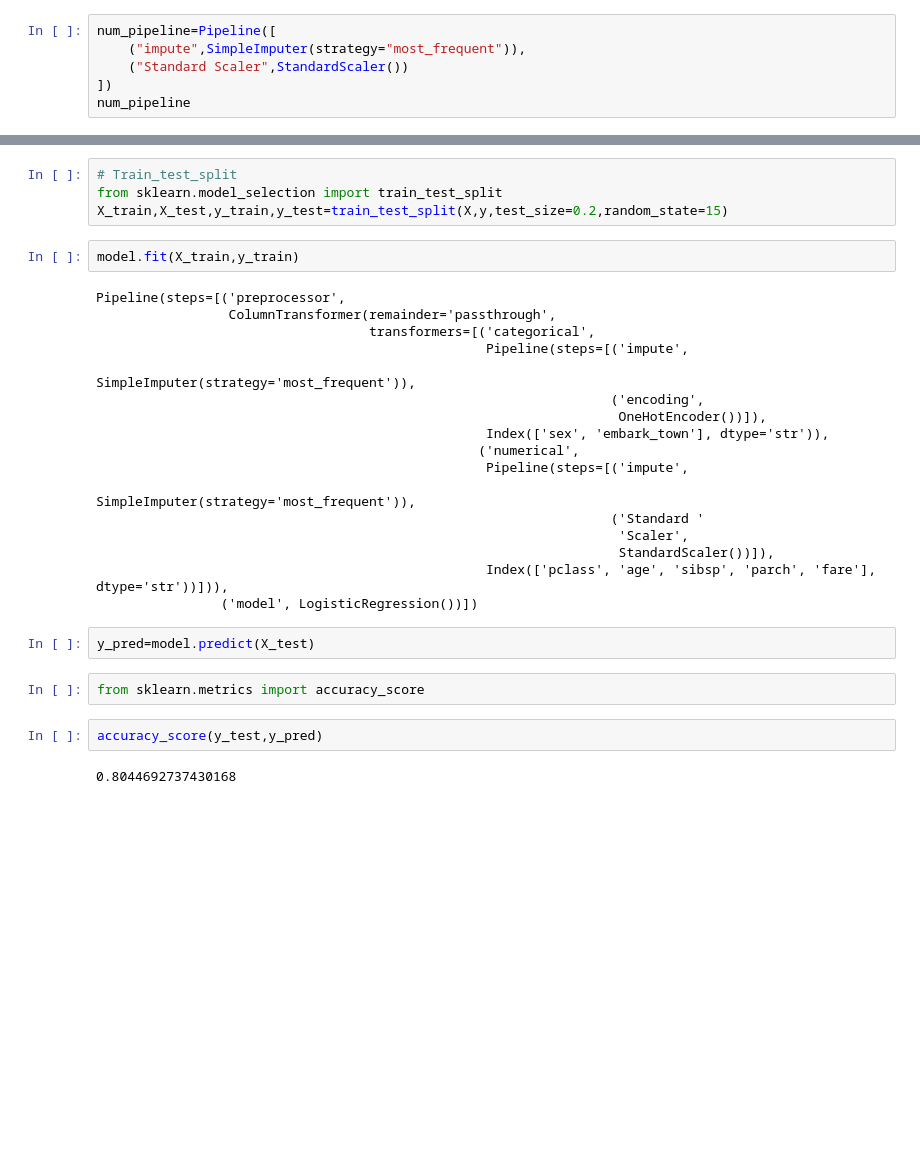
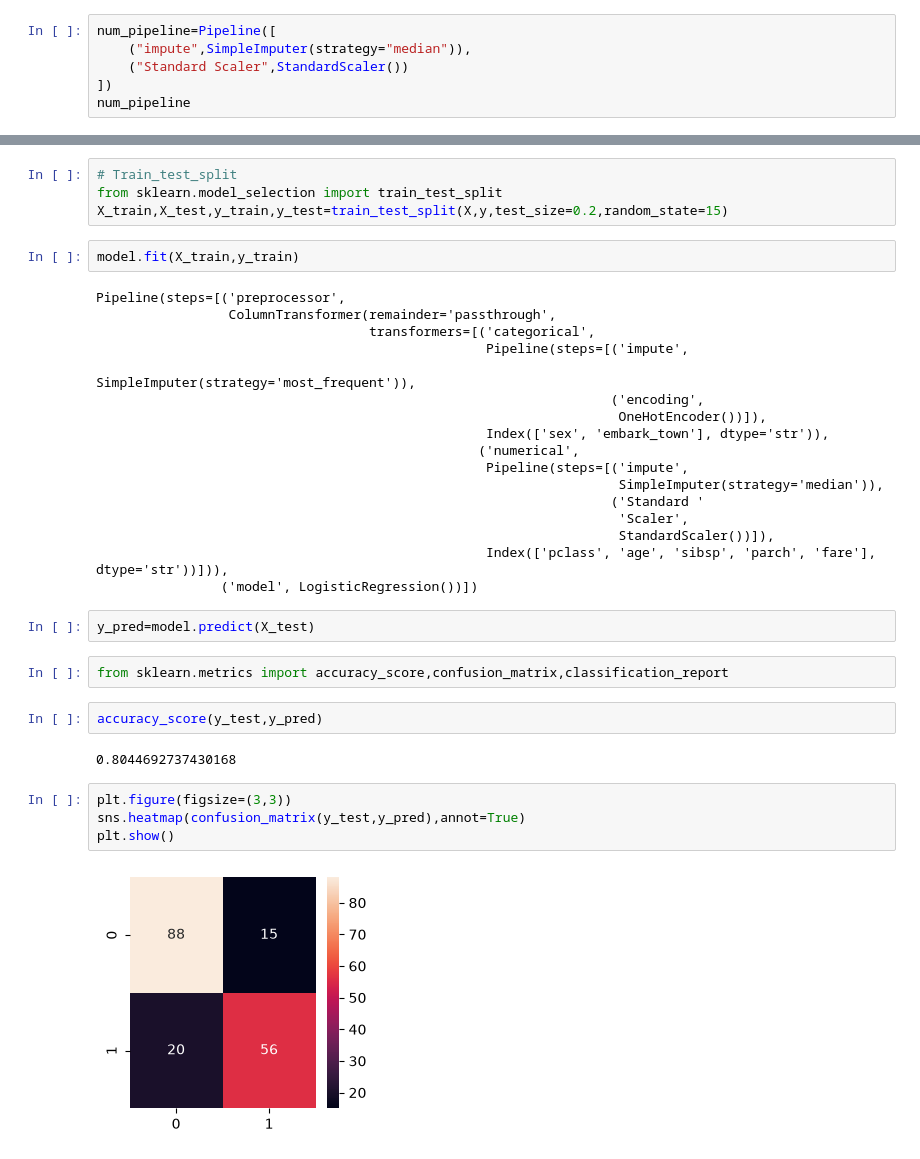
Before and after one commit to harshrathi0010-web/ML-practice, a Jupyter notebook: ML Pipe_Line.ipynb, the cells around one changed output, grey strips where cells are left out. Drawn from its saved outputs; the diff is of its cells as text; blank space fills up the shorter version.

```diff
--- a/ML Pipe_Line.ipynb
+++ b/ML Pipe_Line.ipynb
@@ -71,7 +71,7 @@ Pipeline(steps=[('impute', SimpleImputer(strategy='most_frequent')),
                 ('encoding', OneHotEncoder())])
 # %%
 num_pipeline=Pipeline([
-    ("impute",SimpleImputer(strategy="most_frequent")),
+    ("impute",SimpleImputer(strategy="median")),
     ("Standard Scaler",StandardScaler())
 ])
 num_pipeline
@@ -142,7 +142,7 @@ Pipeline(steps=[('preprocessor',
                                                   Index(['sex', 'embark_town'], dtype='str')),
                                                  ('numerical',
                                                   Pipeline(steps=[('impute',
-                                                                   SimpleImputer(strategy='most_frequent')),
+                                                                   SimpleImputer(strategy='median')),
                                                                   ('Standard '
                                                                    'Scaler',
                                                                    StandardScaler())]),
@@ -151,8 +151,14 @@ Pipeline(steps=[('preprocessor',
 # %%
 y_pred=model.predict(X_test)
 # %%
-from sklearn.metrics import accuracy_score
+from sklearn.metrics import accuracy_score,confusion_matrix,classification_report
 # %%
 accuracy_score(y_test,y_pred)
 # %% [output]
 0.8044692737430168
+# %%
+plt.figure(figsize=(3,3))
+sns.heatmap(confusion_matrix(y_test,y_pred),annot=True)
+plt.show()
+# %% [output]
+[figure, added]
```
Also changed, not shown: parts of 4 cells of this notebook, 3 other files.
